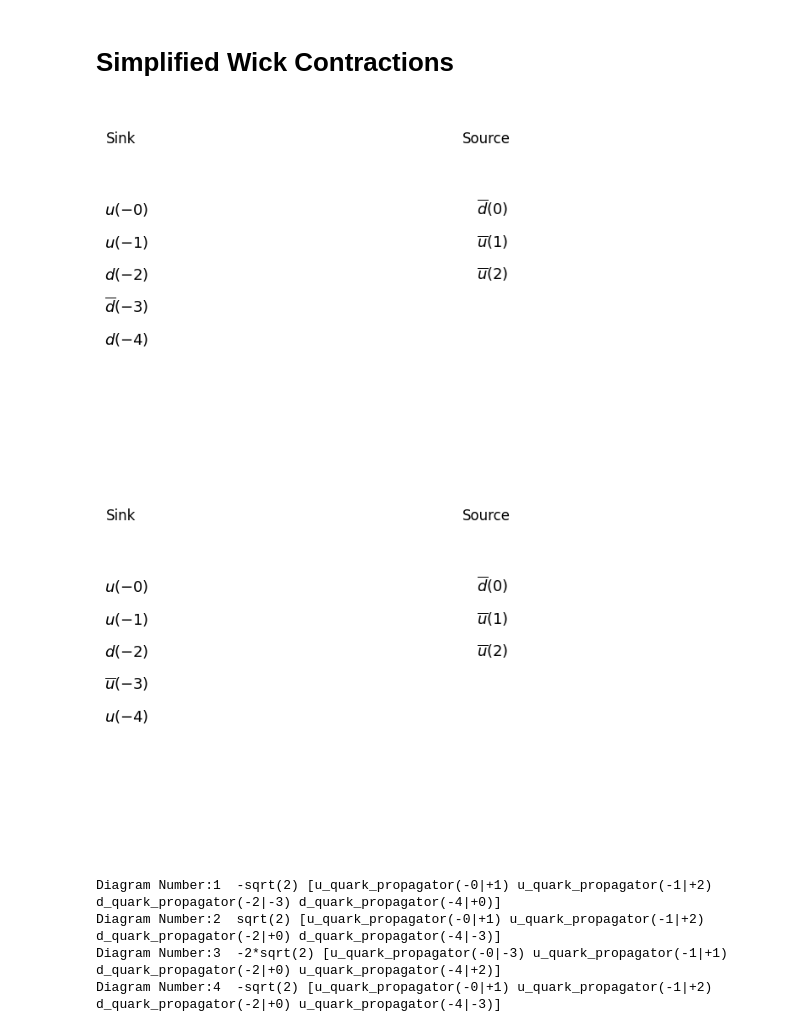
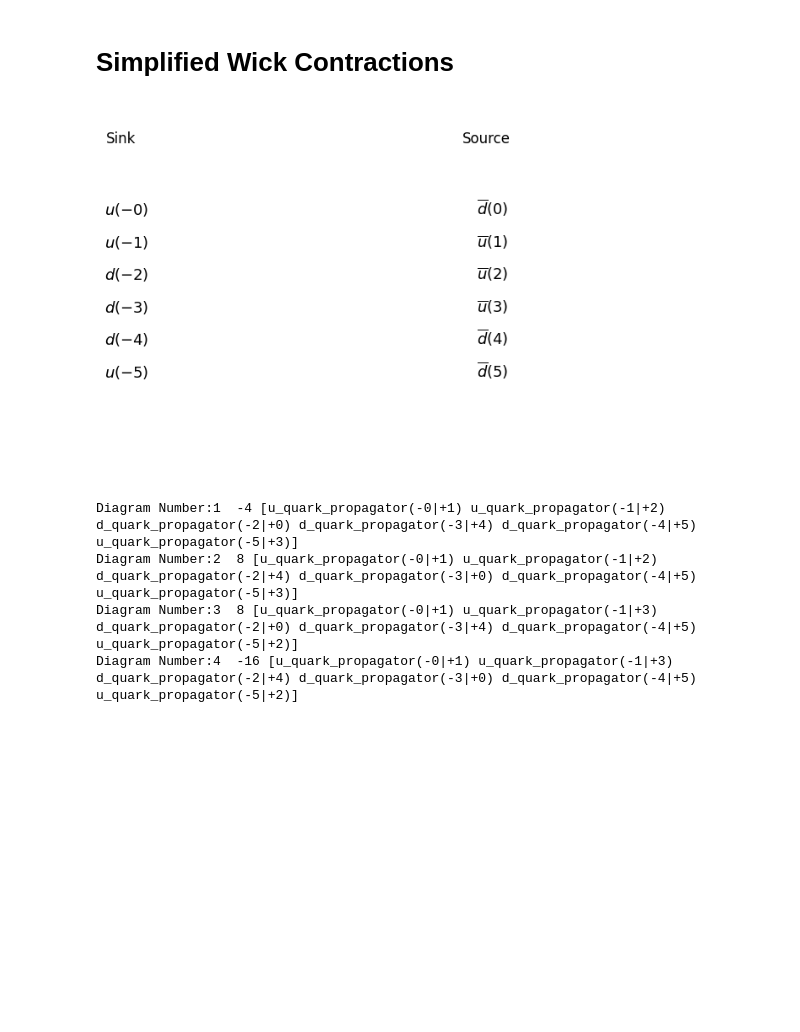
Before and after one commit to Herzallah15/Simplified-Wick-Contractions, a Jupyter notebook: Wick-Contractions.ipynb, the cells around one changed output. Saved outputs shown, nothing was run; the diff lists cells and outputs as text; code cells hidden in the pictures; blank space fills up the shorter version.

Commit message:
Simplification for nucleon at the sink and at the source has beena added. We still have to add the simplification when we exchange two pairs simultaneously

```diff
--- a/Wick-Contractions.ipynb
+++ b/Wick-Contractions.ipynb
@@ -598,15 +678,14 @@ def Correlator_J_S(senken0, quelle0):
 # %%
-senken0 = [Nucleonp, Pi0]
-quelle0 = [NucleonpB]
+senken0 = [Nucleonp, Nucleon0]
+quelle0 = [NucleonpB, Nucleon0B]
 resultx = Correlator_J_S(senken0, quelle0)
 #for x in resultx:
 #    print(x)
 for i, x in enumerate(resultx):
     print(f"Diagram Number:{i + 1} ", x[0], x[1])
 # %% [output]
-[figure, old version]
+[figure, new version]
-[figure, removed]
-Diagram Number:1  -sqrt(2) [u_quark_propagator(-0|+1) u_quark_propagator(-1|+2) d_quark_propagator(-2|-3) d_quark_propagator(-4|+0)]
-Diagram Number:2  sqrt(2) [u_quark_propagator(-0|+1) u_quark_propagator(-1|+2) d_quark_propagator(-2|+0) d_quark_propagator(-4|-3)]
-Diagram Number:3  -2*sqrt(2) [u_quark_propagator(-0|-3) u_quark_propagator(-1|+1) d_quark_propagator(-2|+0) u_quark_propagator(-4|+2)]
-Diagram Number:4  -sqrt(2) [u_quark_propagator(-0|+1) u_quark_propagator(-1|+2) d_quark_propagator(-2|+0) u_quark_propagator(-4|-3)]
+Diagram Number:1  -4 [u_quark_propagator(-0|+1) u_quark_propagator(-1|+2) d_quark_propagator(-2|+0) d_quark_propagator(-3|+4) d_quark_propagator(-4|+5) u_quark_propagator(-5|+3)]
+Diagram Number:2  8 [u_quark_propagator(-0|+1) u_quark_propagator(-1|+2) d_quark_propagator(-2|+4) d_quark_propagator(-3|+0) d_quark_propagator(-4|+5) u_quark_propagator(-5|+3)]
+Diagram Number:3  8 [u_quark_propagator(-0|+1) u_quark_propagator(-1|+3) d_quark_propagator(-2|+0) d_quark_propagator(-3|+4) d_quark_propagator(-4|+5) u_quark_propagator(-5|+2)]
+Diagram Number:4  -16 [u_quark_propagator(-0|+1) u_quark_propagator(-1|+3) d_quark_propagator(-2|+4) d_quark_propagator(-3|+0) d_quark_propagator(-4|+5) u_quark_propagator(-5|+2)]
```
Also changed, not shown: parts of 10 cells of this notebook.
